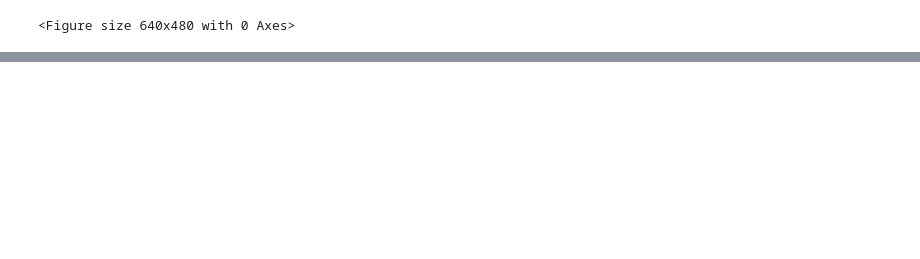
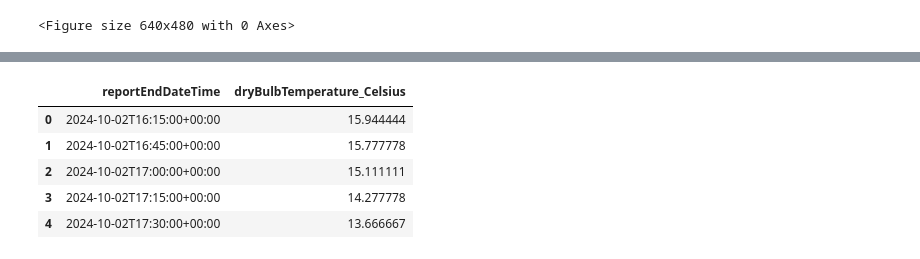
Before and after one commit to JBnkn/4369-programming-for-data-analytics, a Jupyter notebook: Assignments/assignment2-weather.ipynb, the cells around one changed output, grey strips where cells are left out. Saved outputs shown, nothing was run; the diff lists cells and outputs as text; code cells hidden in the pictures; blank space fills up the shorter version.

```diff
--- a/Assignments/assignment2-weather.ipynb
+++ b/Assignments/assignment2-weather.ipynb
@@ -39,5 +31,5 @@ print(data.head())
 # export the required columns into their own data frame for analysis
 # look at the new data frame
 temptime = data[['reportEndDateTime', 'dryBulbTemperature_Celsius']]
-print(temptime.head())
+temptime.head()
 # %% [output]
@@ -49,0 +36,6 @@ print(temptime.head())
+|  | reportEndDateTime | dryBulbTemperature_Celsius |
+| 0 | 2024-10-02T16:15:00+00:00 | 15.944444 |
+| 1 | 2024-10-02T16:45:00+00:00 | 15.777778 |
+| 2 | 2024-10-02T17:00:00+00:00 | 15.111111 |
+| 3 | 2024-10-02T17:15:00+00:00 | 14.277778 |
+| 4 | 2024-10-02T17:30:00+00:00 | 13.666667 |
```
Also changed, not shown: parts of 5 cells of this notebook.
